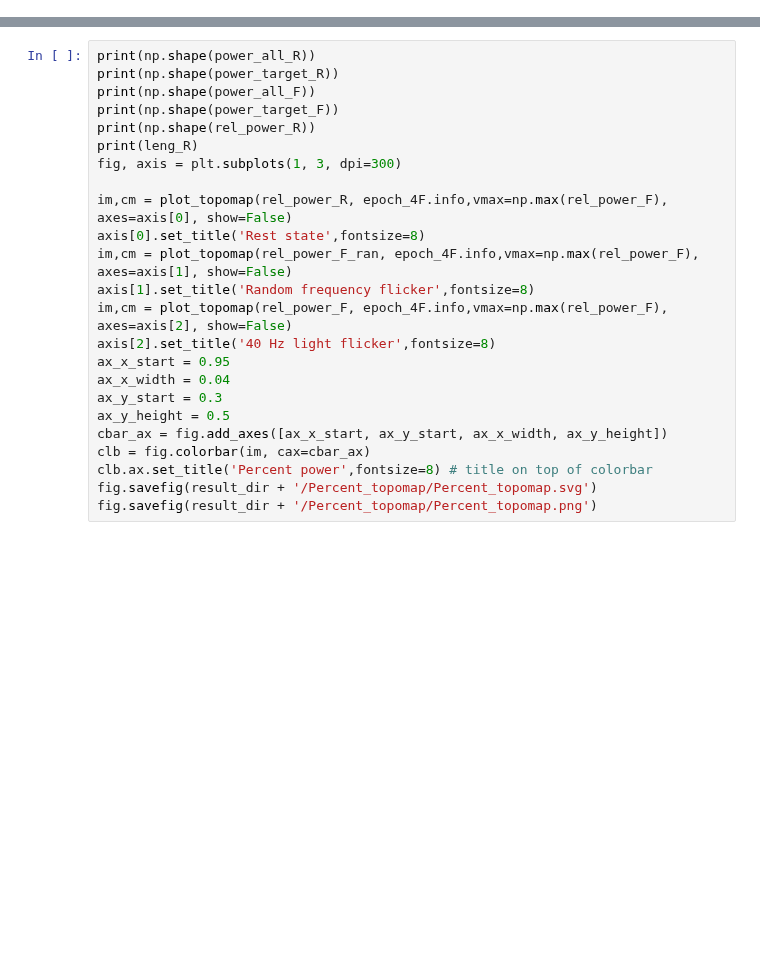
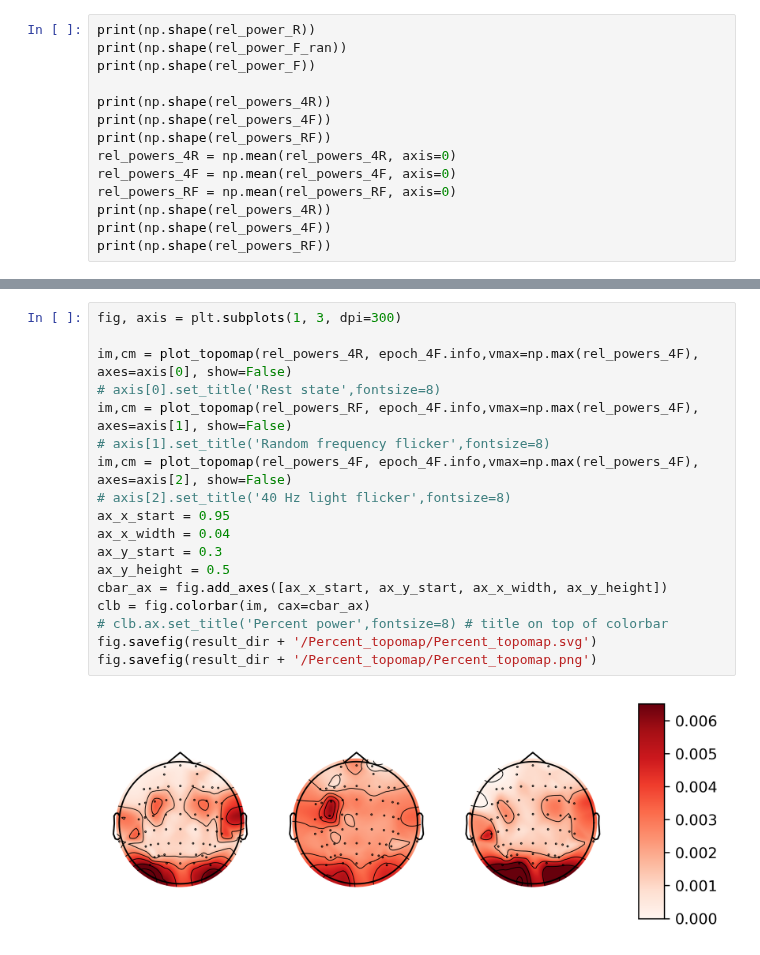
Before and after one commit to zhenyumi/LangouEEG, a Jupyter notebook: langou_rel_powers.ipynb, the cells around one changed output, grey strips where cells are left out. Drawn from its saved outputs; the diff is of its cells as text; blank space fills up the shorter version.

Commit message:
averaged_rel_powers_topomap

```diff
--- a/langou_rel_powers.ipynb
+++ b/langou_rel_powers.ipynb
@@ -42,0 +67,14 @@ for i in range(1,2):
+# %%
+print(np.shape(rel_power_R))
+print(np.shape(rel_power_F_ran))
+print(np.shape(rel_power_F))
+
+print(np.shape(rel_powers_4R))
+print(np.shape(rel_powers_4F))
+print(np.shape(rel_powers_RF))
+rel_powers_4R = np.mean(rel_powers_4R, axis=0)
+rel_powers_4F = np.mean(rel_powers_4F, axis=0)
+rel_powers_RF = np.mean(rel_powers_RF, axis=0)
+print(np.shape(rel_powers_4R))
+print(np.shape(rel_powers_4F))
+print(np.shape(rel_powers_RF))
@@ -43,24 +91,20 @@ for i in range(1,2):
 # %%
-print(np.shape(power_all_R))
-print(np.shape(power_target_R))
-print(np.shape(power_all_F))
-print(np.shape(power_target_F))
-print(np.shape(rel_power_R))
-print(leng_R)
 fig, axis = plt.subplots(1, 3, dpi=300)
 
-im,cm = plot_topomap(rel_power_R, epoch_4F.info,vmax=np.max(rel_power_F), axes=axis[0], show=False)
-axis[0].set_title('Rest state',fontsize=8)
-im,cm = plot_topomap(rel_power_F_ran, epoch_4F.info,vmax=np.max(rel_power_F), axes=axis[1], show=False)
-axis[1].set_title('Random frequency flicker',fontsize=8)
-im,cm = plot_topomap(rel_power_F, epoch_4F.info,vmax=np.max(rel_power_F), axes=axis[2], show=False)
-axis[2].set_title('40 Hz light flicker',fontsize=8)
+im,cm = plot_topomap(rel_powers_4R, epoch_4F.info,vmax=np.max(rel_powers_4F), axes=axis[0], show=False)
+# axis[0].set_title('Rest state',fontsize=8)
+im,cm = plot_topomap(rel_powers_RF, epoch_4F.info,vmax=np.max(rel_powers_4F), axes=axis[1], show=False)
+# axis[1].set_title('Random frequency flicker',fontsize=8)
+im,cm = plot_topomap(rel_powers_4F, epoch_4F.info,vmax=np.max(rel_powers_4F), axes=axis[2], show=False)
+# axis[2].set_title('40 Hz light flicker',fontsize=8)
 ax_x_start = 0.95
 ax_x_width = 0.04
 ax_y_start = 0.3
 ax_y_height = 0.5
 cbar_ax = fig.add_axes([ax_x_start, ax_y_start, ax_x_width, ax_y_height])
 clb = fig.colorbar(im, cax=cbar_ax)
-clb.ax.set_title('Percent power',fontsize=8) # title on top of colorbar
+# clb.ax.set_title('Percent power',fontsize=8) # title on top of colorbar
 fig.savefig(result_dir + '/Percent_topomap/Percent_topomap.svg')
 fig.savefig(result_dir + '/Percent_topomap/Percent_topomap.png')
+# %% [output]
+[figure, added]
```
Also changed, not shown: parts of 3 cells of this notebook, 2 other files.
